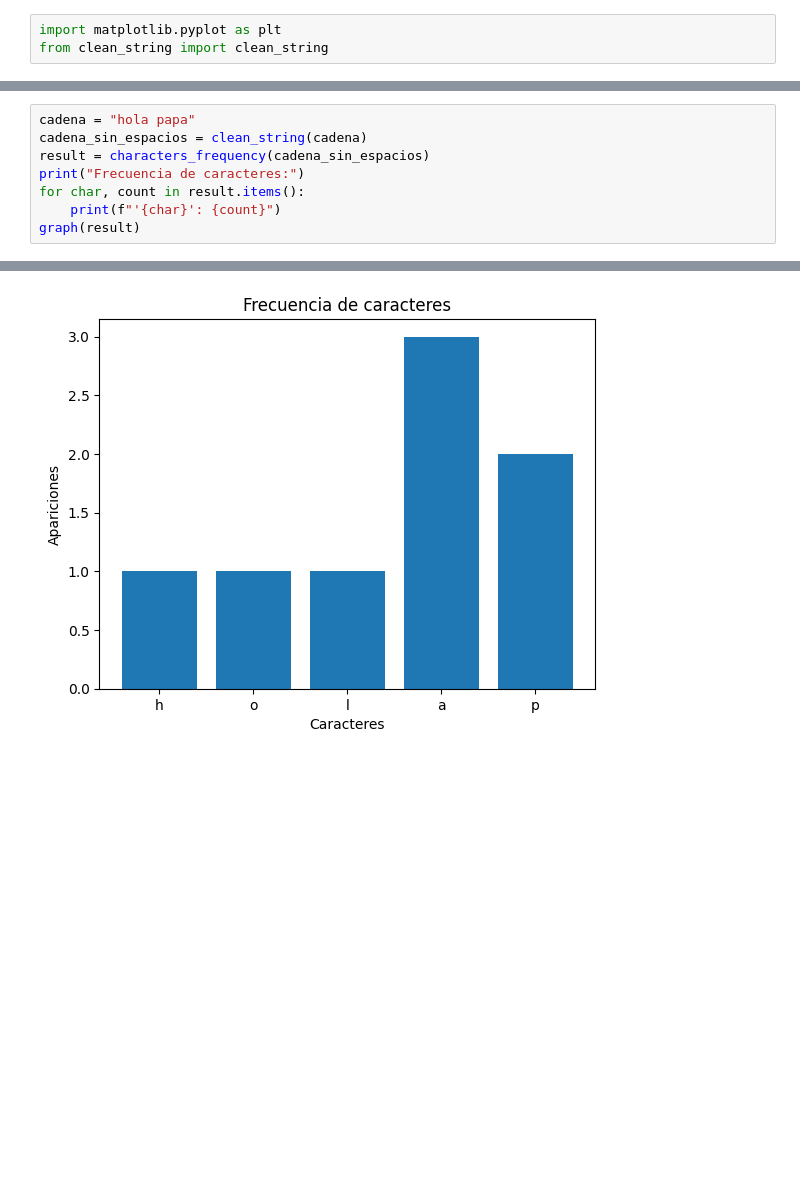
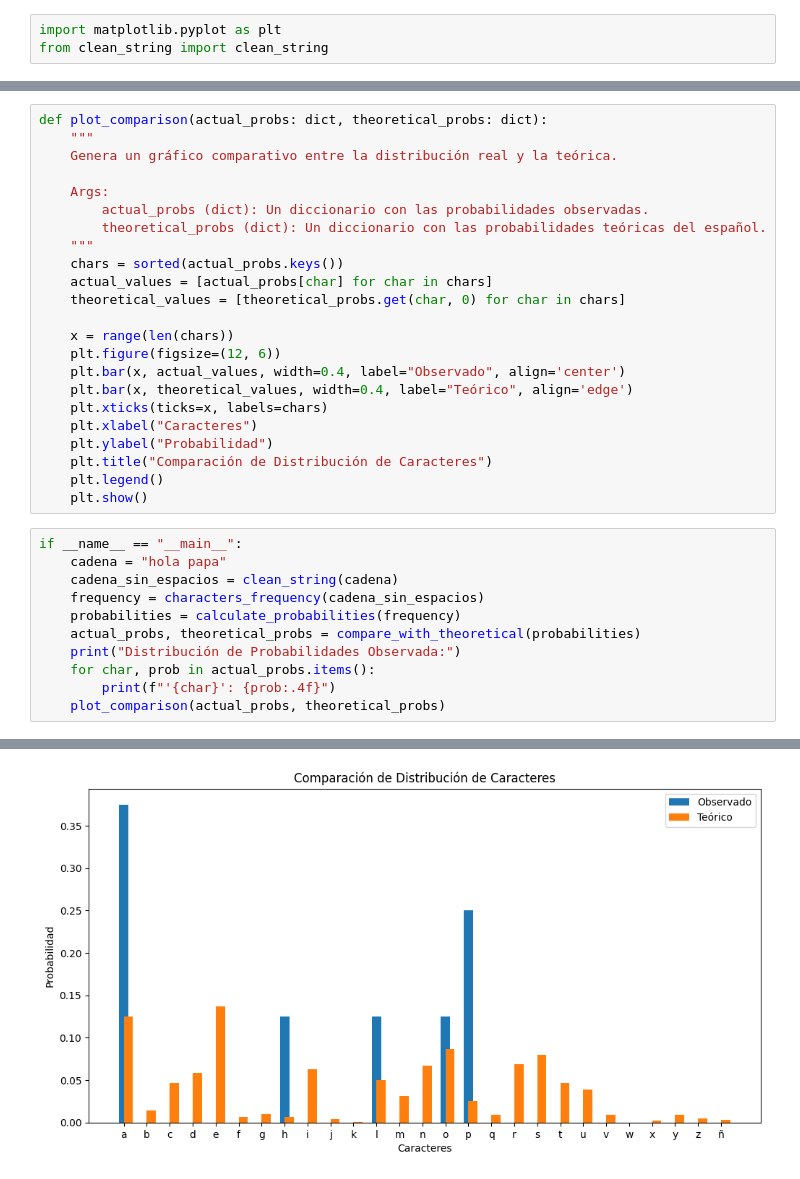
Before and after one commit to Overlord-slayer/Cifrados_Seguridad, a Jupyter notebook: ejercicios/lab1/frecuencia_chars_graph.ipynb, the cells around one changed output, grey strips where cells are left out. Cells and saved outputs as stored; diff of their text form; blank space fills up the shorter version.

```diff
--- a/ejercicios/lab1/frecuencia_chars_graph.ipynb
+++ b/ejercicios/lab1/frecuencia_chars_graph.ipynb
@@ -52,9 +57,35 @@ def graph(frequency: dict):
+# %%
+def plot_comparison(actual_probs: dict, theoretical_probs: dict):
+    """
+    Genera un gráfico comparativo entre la distribución real y la teórica.
+
+    Args:
+        actual_probs (dict): Un diccionario con las probabilidades observadas.
+        theoretical_probs (dict): Un diccionario con las probabilidades teóricas del español.
+    """
+    chars = sorted(actual_probs.keys())
+    actual_values = [actual_probs[char] for char in chars]
+    theoretical_values = [theoretical_probs.get(char, 0) for char in chars]
+
+    x = range(len(chars))
+    plt.figure(figsize=(12, 6))
+    plt.bar(x, actual_values, width=0.4, label="Observado", align='center')
+    plt.bar(x, theoretical_values, width=0.4, label="Teórico", align='edge')
+    plt.xticks(ticks=x, labels=chars)
+    plt.xlabel("Caracteres")
+    plt.ylabel("Probabilidad")
+    plt.title("Comparación de Distribución de Caracteres")
+    plt.legend()
+    plt.show()
 # %%
-cadena = "hola papa"
-cadena_sin_espacios = clean_string(cadena)
-result = characters_frequency(cadena_sin_espacios)
-print("Frecuencia de caracteres:")
-for char, count in result.items():
-    print(f"'{char}': {count}")
-graph(result)
+if __name__ == "__main__":
+    cadena = "hola papa"
+    cadena_sin_espacios = clean_string(cadena)
+    frequency = characters_frequency(cadena_sin_espacios)
+    probabilities = calculate_probabilities(frequency)
+    actual_probs, theoretical_probs = compare_with_theoretical(probabilities)
+    print("Distribución de Probabilidades Observada:")
+    for char, prob in actual_probs.items():
+        print(f"'{char}': {prob:.4f}")
+    plot_comparison(actual_probs, theoretical_probs)
 # %% [output]
@@ -67 +109 @@ Frecuencia de caracteres:
-[figure, old version]
+[figure, new version]
```
Also changed, not shown: parts of 5 cells of this notebook, 33 other files.
